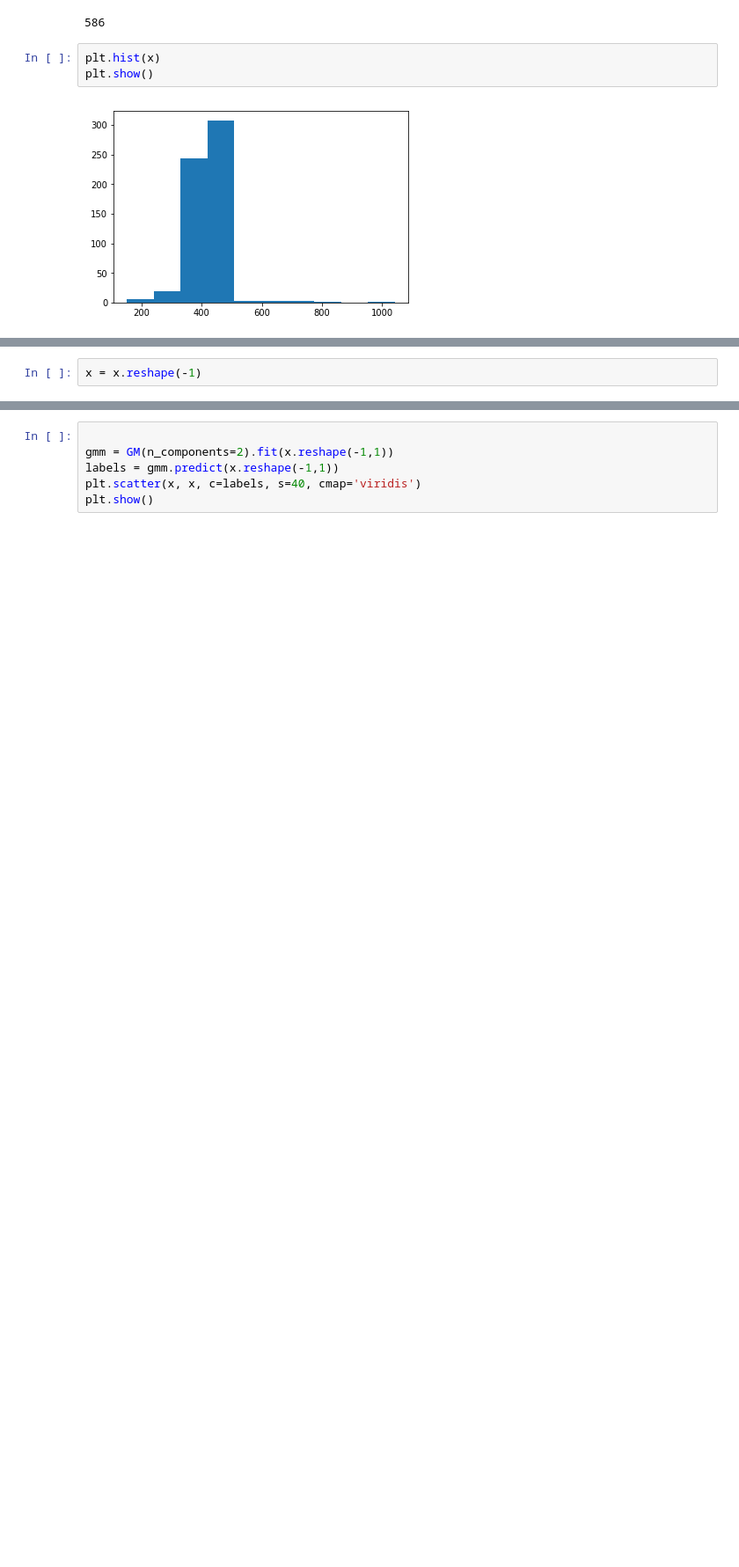
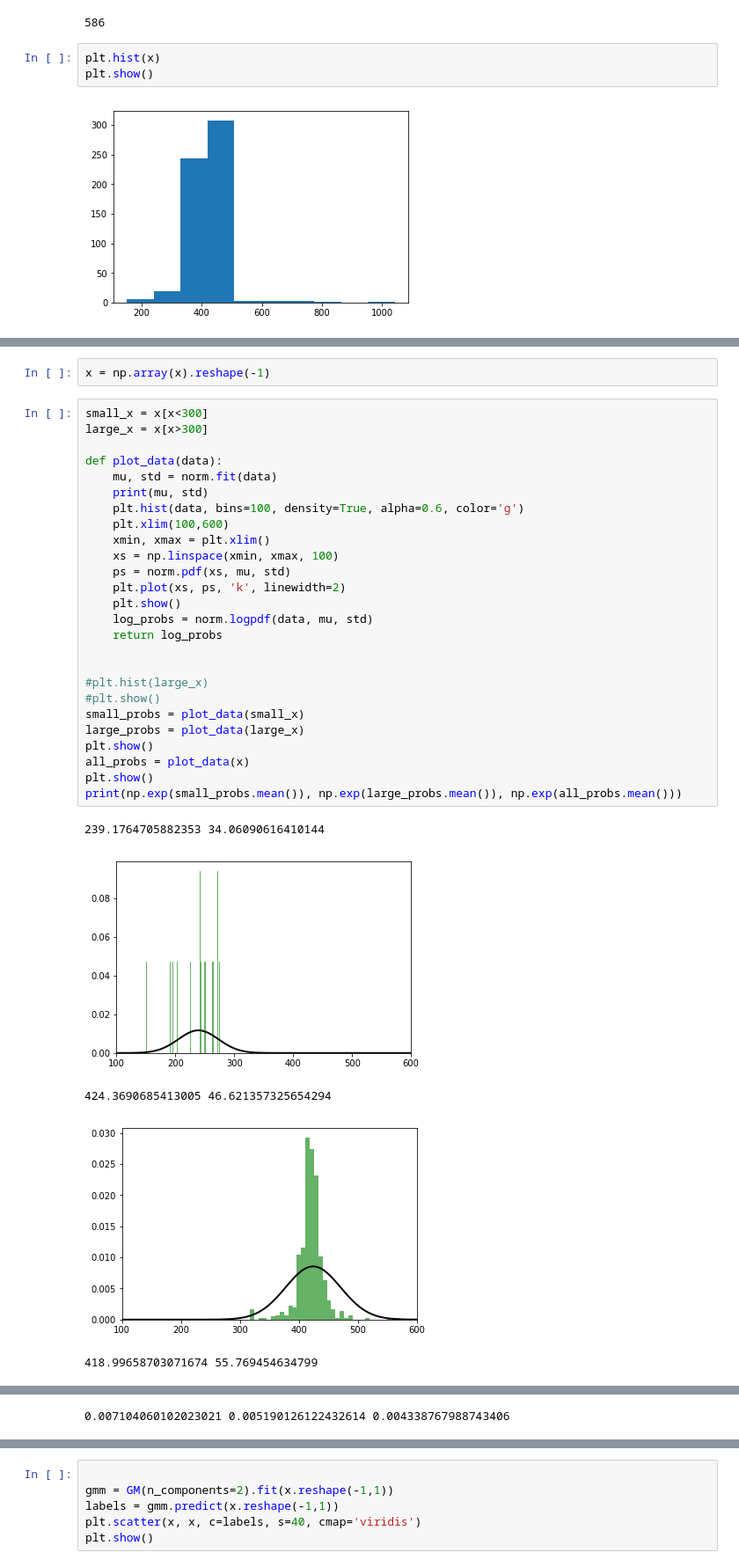
Before and after one commit to kolchinski/1000_PCR_analysis, a Jupyter notebook: analysis.ipynb, the cells around one changed output, grey strips where cells are left out. Shown at 88% size. Cells and saved outputs as stored; diff of their text form; blank space fills up the shorter version.

```diff
--- a/analysis.ipynb
+++ b/analysis.ipynb
@@ -32,2 +34,34 @@ plt.show()
 # %%
-x = x.reshape(-1)
+x = np.array(x).reshape(-1)
+# %%
+small_x = x[x<300]
+large_x = x[x>300]
+
+def plot_data(data):
+    mu, std = norm.fit(data)
+    print(mu, std)
+    plt.hist(data, bins=100, density=True, alpha=0.6, color='g')
+    plt.xlim(100,600)
+    xmin, xmax = plt.xlim()
+    xs = np.linspace(xmin, xmax, 100)
+    ps = norm.pdf(xs, mu, std)
+    plt.plot(xs, ps, 'k', linewidth=2)
+    plt.show()
+    log_probs = norm.logpdf(data, mu, std)
+    return log_probs
+
+
+#plt.hist(large_x)
+#plt.show()
+small_probs = plot_data(small_x)
+large_probs = plot_data(large_x)
+plt.show()
+all_probs = plot_data(x)
+plt.show()
+print(np.exp(small_probs.mean()), np.exp(large_probs.mean()), np.exp(all_probs.mean()))
+# %% [output]
+239.1764705882353 34.06090616410144
+[figure, added]
+424.3690685413005 46.621357325654294
+[figure, added]
+418.99658703071674 55.769454634799
@@ -33,0 +69 @@ x = x.reshape(-1)
+0.007104060102023021 0.005190126122432614 0.004338767988743406
```
Also changed, not shown: parts of 6 cells of this notebook, 2 other files.
